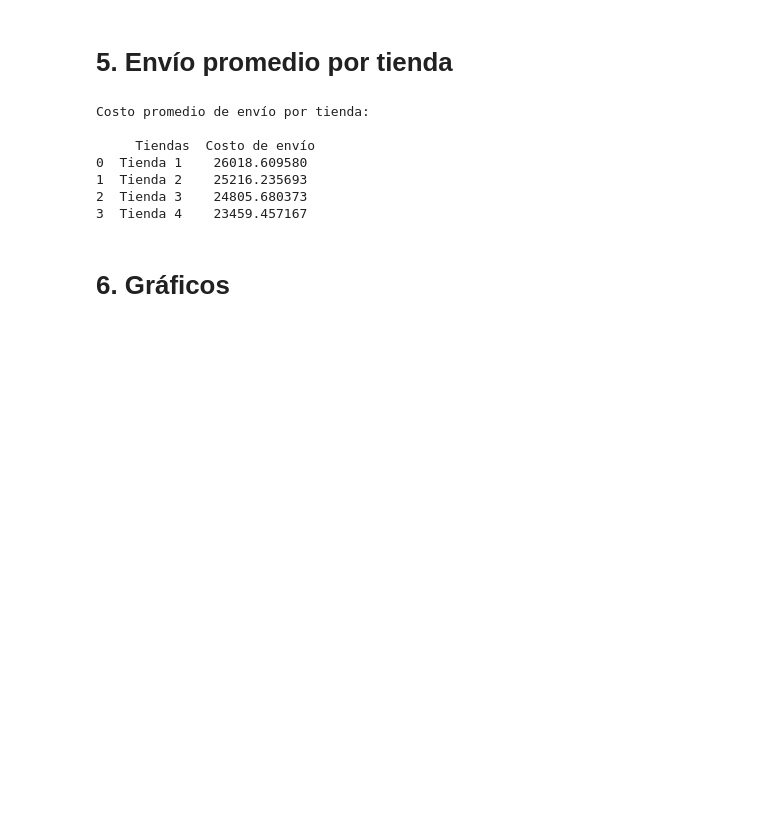
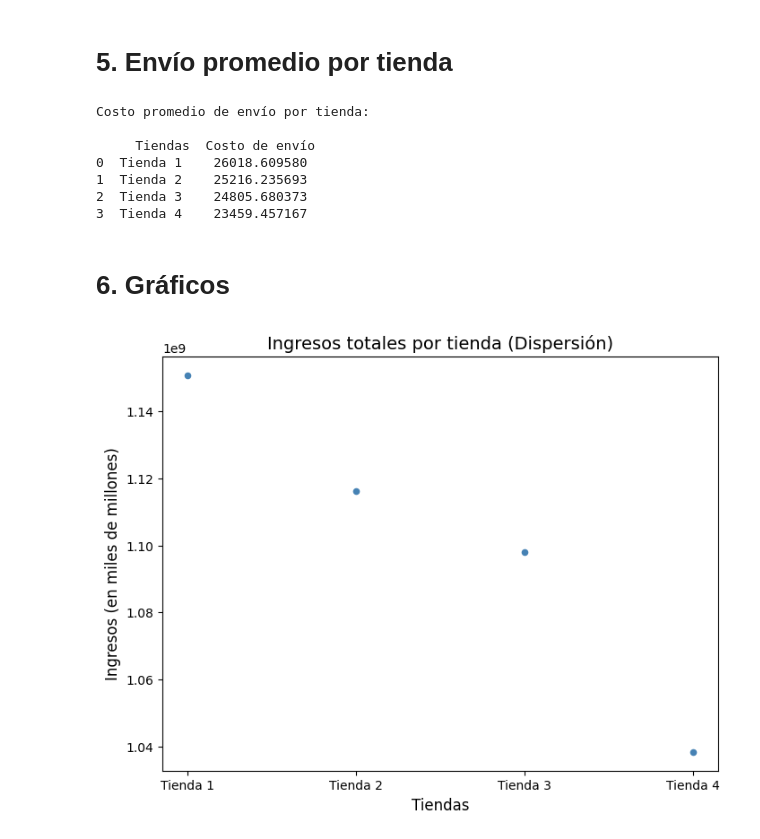
Before and after one commit to Sol20201/Challenge_Phyton1, a Jupyter notebook: AluraStoreLatam.ipynb, the cells around one changed output. Drawn from its saved outputs; the diff is of its cells as text; code cells hidden in the pictures; blank space fills up the shorter version.

```diff
--- a/AluraStoreLatam.ipynb
+++ b/AluraStoreLatam.ipynb
@@ -270,3 +270,16 @@ Costo promedio de envío por tienda:
 # 6. Gráficos
 # %%
 import matplotlib.pyplot as plt
+# %%
+# Graficar directamente desde el DataFrame como gráfico de dispersión
+ingreso_tiendas_df.plot(x='tiendas', y='ingresos', kind='scatter', color='steelblue', figsize=(8, 6))
+
+# Personalizar el gráfico
+plt.title('Ingresos totales por tienda (Dispersión)', fontsize=14)
+plt.xlabel('Tiendas', fontsize=12)
+plt.ylabel('Ingresos (en miles de millones)', fontsize=12)
+
+# Mostrar el gráfico
+plt.show()
+# %% [output]
+[figure, added]
```
Also changed, not shown: parts of 3 cells of this notebook.
